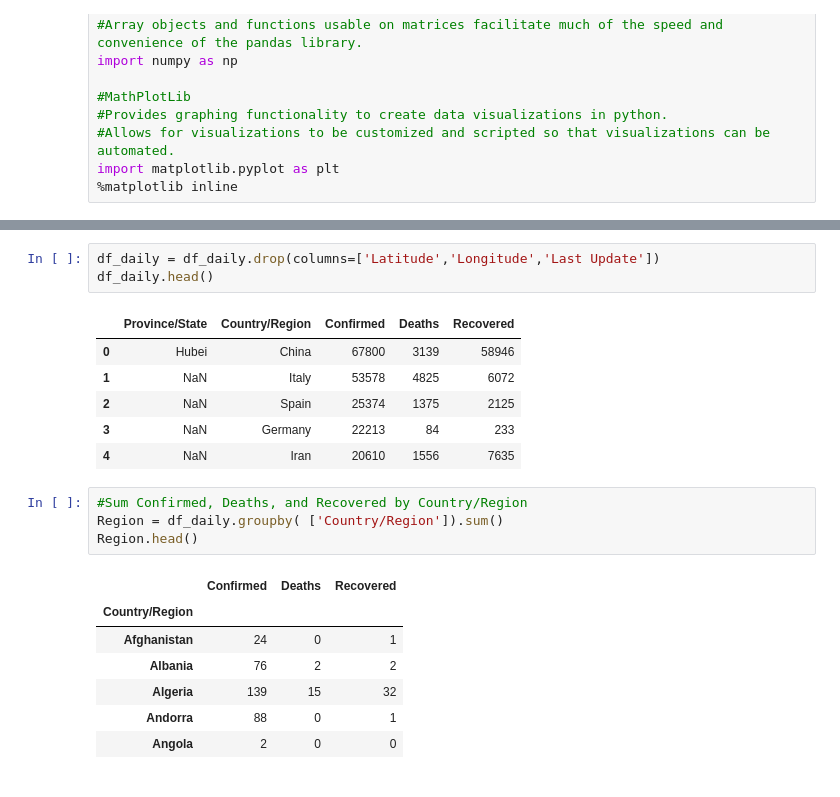
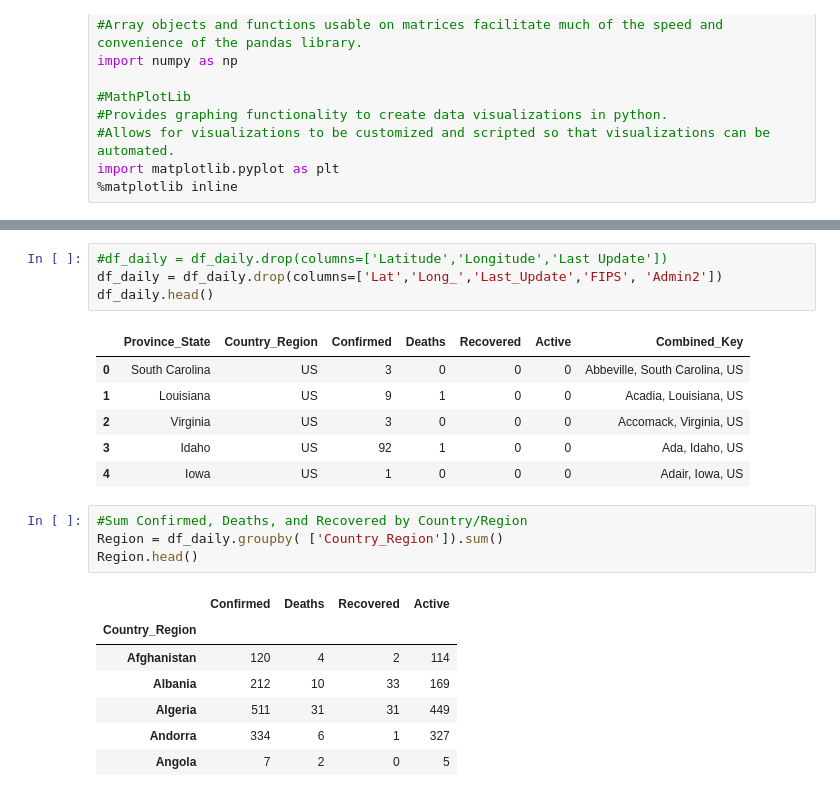
Before and after one commit to TechDancer/Learning, a Jupyter notebook: Experimenting with COVID Data.ipynb, the cells around one changed output, grey strips where cells are left out. Cells and saved outputs as stored; diff of their text form.

```diff
--- a/Experimenting with COVID Data.ipynb
+++ b/Experimenting with COVID Data.ipynb
@@ -95,22 +105,23 @@ df_daily.head()
 # %%
-df_daily = df_daily.drop(columns=['Latitude','Longitude','Last Update'])
+#df_daily = df_daily.drop(columns=['Latitude','Longitude','Last Update'])
+df_daily = df_daily.drop(columns=['Lat','Long_','Last_Update','FIPS', 'Admin2'])
 df_daily.head()
 # %% [output]
-|  | Province/State | Country/Region | Confirmed | Deaths | Recovered |
-| 0 | Hubei | China | 67800 | 3139 | 58946 |
-| 1 | NaN | Italy | 53578 | 4825 | 6072 |
-| 2 | NaN | Spain | 25374 | 1375 | 2125 |
-| 3 | NaN | Germany | 22213 | 84 | 233 |
-| 4 | NaN | Iran | 20610 | 1556 | 7635 |
+|  | Province_State | Country_Region | Confirmed | Deaths | Recovered | Active | Combined_Key |
+| 0 | South Carolina | US | 3 | 0 | 0 | 0 | Abbeville, South Carolina, US |
+| 1 | Louisiana | US | 9 | 1 | 0 | 0 | Acadia, Louisiana, US |
+| 2 | Virginia | US | 3 | 0 | 0 | 0 | Accomack, Virginia, US |
+| 3 | Idaho | US | 92 | 1 | 0 | 0 | Ada, Idaho, US |
+| 4 | Iowa | US | 1 | 0 | 0 | 0 | Adair, Iowa, US |
 # %%
 #Sum Confirmed, Deaths, and Recovered by Country/Region
-Region = df_daily.groupby( ['Country/Region']).sum()
+Region = df_daily.groupby( ['Country_Region']).sum()
 Region.head()
 # %% [output]
-|  | Confirmed | Deaths | Recovered |
-| Country/Region |  |  |  |
-| Afghanistan | 24 | 0 | 1 |
-| Albania | 76 | 2 | 2 |
-| Algeria | 139 | 15 | 32 |
-| Andorra | 88 | 0 | 1 |
-| Angola | 2 | 0 | 0 |
+|  | Confirmed | Deaths | Recovered | Active |
+| Country_Region |  |  |  |  |
+| Afghanistan | 120 | 4 | 2 | 114 |
+| Albania | 212 | 10 | 33 | 169 |
+| Algeria | 511 | 31 | 31 | 449 |
+| Andorra | 334 | 6 | 1 | 327 |
+| Angola | 7 | 2 | 0 | 5 |
```
Also changed, not shown: parts of 36 cells of this notebook.
